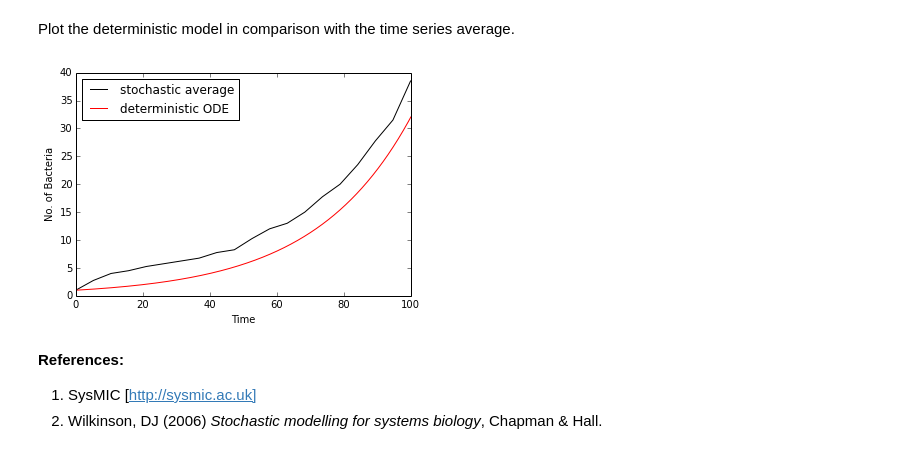
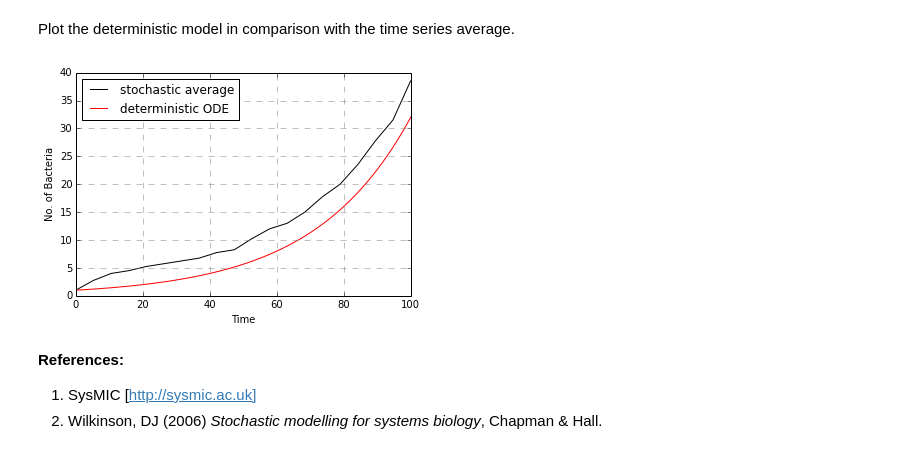
Before and after one commit to davidtgonzales/Stochastic-Modelling, a Jupyter notebook: dividing_bacteria.ipynb, the cells around one changed output. Saved outputs shown, nothing was run; the diff lists cells and outputs as text; code cells hidden in the pictures.

```diff
--- a/dividing_bacteria.ipynb
+++ b/dividing_bacteria.ipynb
@@ -126,13 +128,14 @@ Plot the deterministic model in comparison with the time series average.
 # %%
 ave,=plt.plot(timeintervalruns[3],stateaverage,'k')
 det,=plt.plot(times_ODE,states_ODE,'r')
 plt.xlabel('Time')
 plt.ylabel('No. of Bacteria')
 plt.xlim(0,maxT)
 plt.legend([ave,det],['stochastic average','deterministic ODE'],loc=2)
+plt.grid(b=True, which='major', color='grey', linestyle='--')
 plt.show()
 # %% [output]
-[figure, old version]
+[figure, new version]
 # %% [markdown]
 **References:**
 
```
Also changed, not shown: parts of 2 cells of this notebook.
